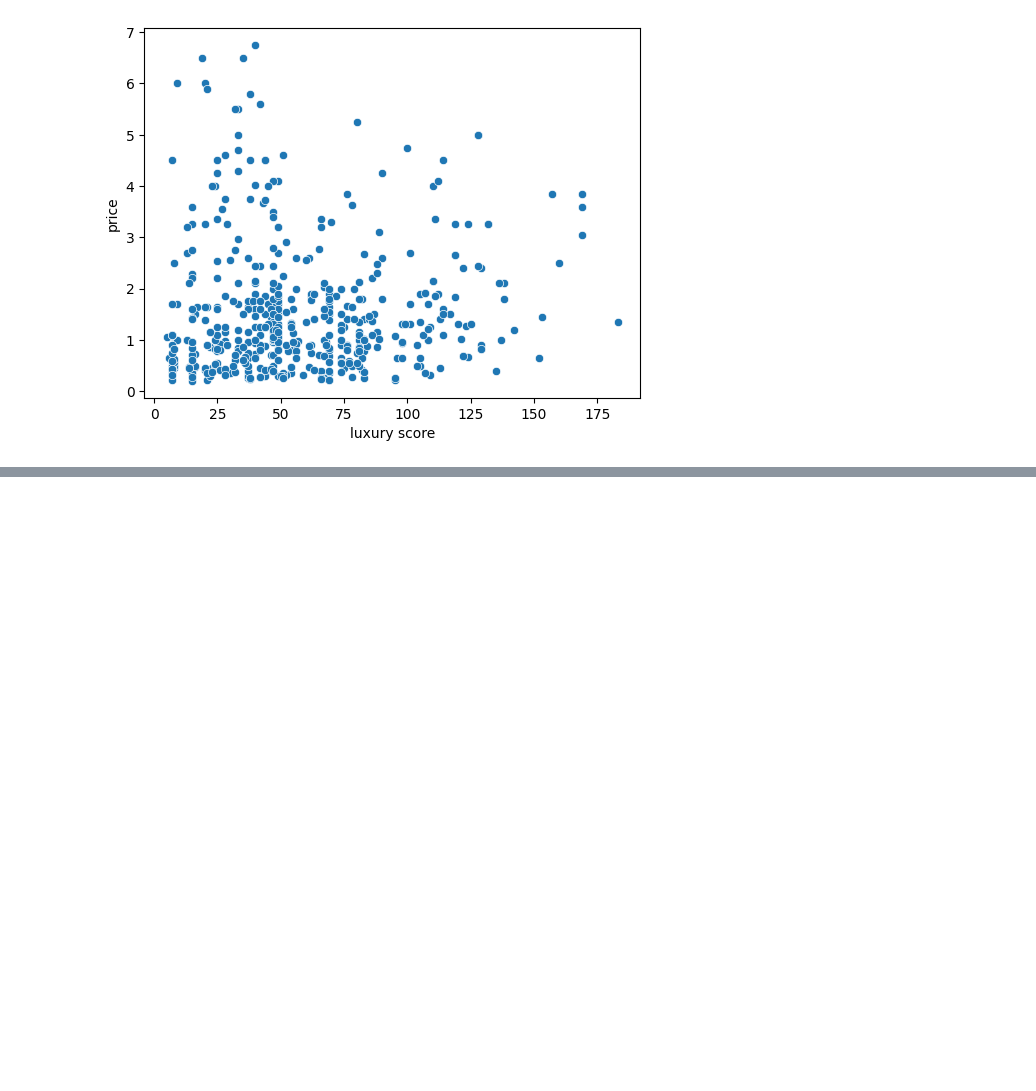
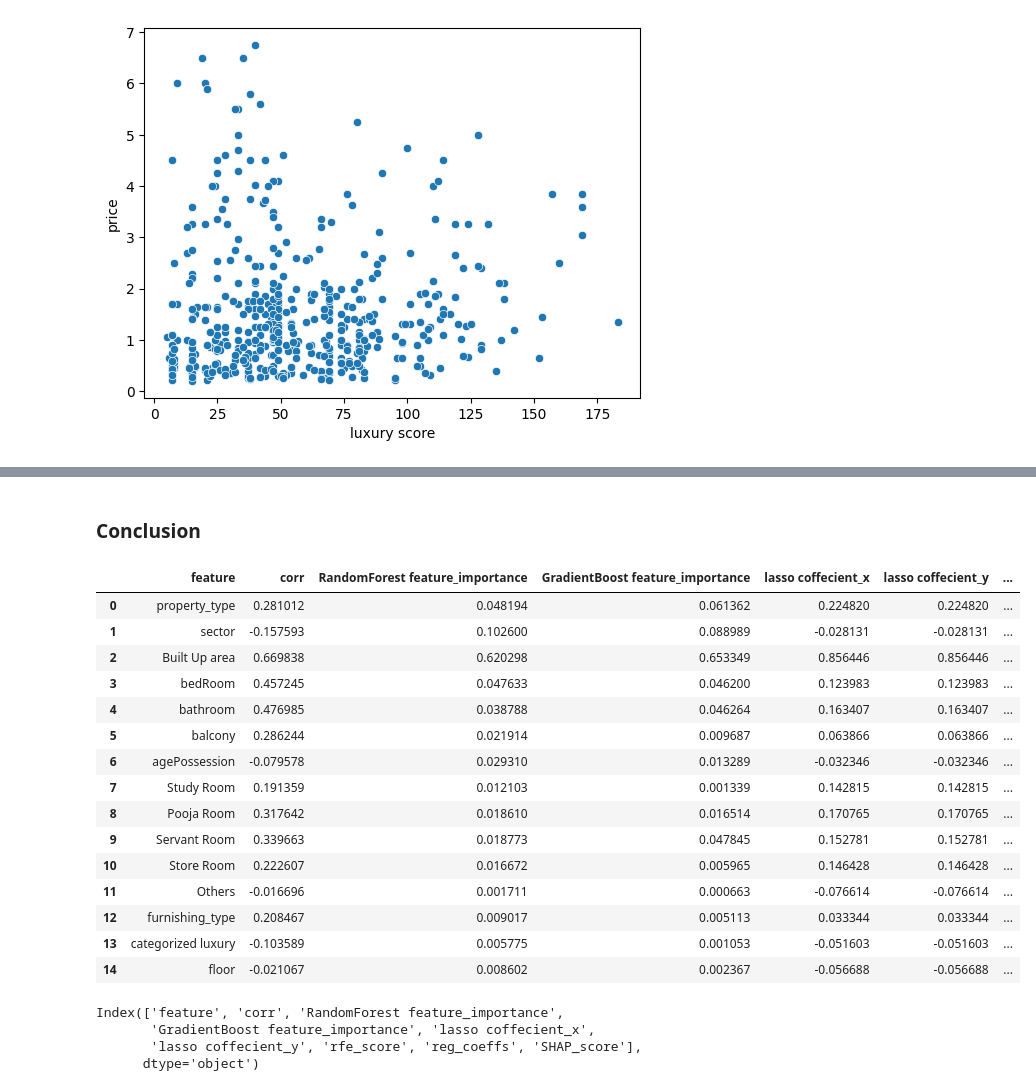
Before and after one commit to TeenaJaglan/Housing-Property-Analyzer, a Jupyter notebook: Feature Selection.ipynb, the cells around one changed output, grey strips where cells are left out. Saved outputs shown, nothing was run; the diff lists cells and outputs as text; code cells hidden in the pictures; blank space fills up the shorter version.

```diff
--- a/Feature Selection.ipynb
+++ b/Feature Selection.ipynb
@@ -83,0 +391,13 @@ sns.scatterplot(x,x='luxury score',y ='price')
+# %%
+# Train a linear regression model on the label-encoded and standardized training data
+from sklearn.linear_model import LinearRegression
+lin = LinearRegression()
+lin.fit(x_scaled, y_label)
+
+# Extract coefficients
+lin_reg= pd.DataFrame({
+    'feature': x_label.columns,
+    'reg_coeffs': lin.coef_
+}).sort_values(by='reg_coeffs', ascending=False)
+
+lin_reg
@@ -83,0 +443,14 @@ sns.scatterplot(x,x='luxury score',y ='price')
+# %%
+import shap
+
+# Compute SHAP values using the trained Random Forest model
+rf = RandomForestRegressor(n_estimators=100, random_state=42)
+rf.fit(x_label, y_label)
+
+explainer = shap.TreeExplainer(rf)
+shap_values = explainer.shap_values(x_label)
+
+# Summing the absolute SHAP values across all samples to get an overall measure of feature importance
+shap_sum = np.abs(shap_values).mean(axis=0)
+
+shap_values
@@ -83,0 +472,7 @@ sns.scatterplot(x,x='luxury score',y ='price')
+# %%
+shap_model = pd.DataFrame({
+    'feature': x_label.columns,
+    'SHAP_score': np.abs(shap_values).mean(axis=0)
+}).sort_values(by='SHAP_score', ascending=False)
+
+shap_model
@@ -83,0 +493,30 @@ sns.scatterplot(x,x='luxury score',y ='price')
+# %% [markdown]
+### Conclusion
+# %%
+ data = corr_df.merge(rf_df,on='feature').merge(gbf_df,on='feature').merge(pm,on='feature').merge(lasso,on='feature').merge(rfe_model,on='feature').merge(lin_reg,on='feature').merge(shap_model,on='feature')
+# %%
+data.head(18)
+# %% [output]
+|  | feature | corr | RandomForest feature_importance | GradientBoost feature_importance | lasso coffecient_x | lasso coffecient_y | ... |
+| 0 | property_type | 0.281012 | 0.048194 | 0.061362 | 0.224820 | 0.224820 | ... |
+| 1 | sector | -0.157593 | 0.102600 | 0.088989 | -0.028131 | -0.028131 | ... |
+| 2 | Built Up area | 0.669838 | 0.620298 | 0.653349 | 0.856446 | 0.856446 | ... |
+| 3 | bedRoom | 0.457245 | 0.047633 | 0.046200 | 0.123983 | 0.123983 | ... |
+| 4 | bathroom | 0.476985 | 0.038788 | 0.046264 | 0.163407 | 0.163407 | ... |
+| 5 | balcony | 0.286244 | 0.021914 | 0.009687 | 0.063866 | 0.063866 | ... |
+| 6 | agePossession | -0.079578 | 0.029310 | 0.013289 | -0.032346 | -0.032346 | ... |
+| 7 | Study Room | 0.191359 | 0.012103 | 0.001339 | 0.142815 | 0.142815 | ... |
+| 8 | Pooja Room | 0.317642 | 0.018610 | 0.016514 | 0.170765 | 0.170765 | ... |
+| 9 | Servant Room | 0.339663 | 0.018773 | 0.047845 | 0.152781 | 0.152781 | ... |
+| 10 | Store Room | 0.222607 | 0.016672 | 0.005965 | 0.146428 | 0.146428 | ... |
+| 11 | Others | -0.016696 | 0.001711 | 0.000663 | -0.076614 | -0.076614 | ... |
+| 12 | furnishing_type | 0.208467 | 0.009017 | 0.005113 | 0.033344 | 0.033344 | ... |
+| 13 | categorized luxury | -0.103589 | 0.005775 | 0.001053 | -0.051603 | -0.051603 | ... |
+| 14 | floor | -0.021067 | 0.008602 | 0.002367 | -0.056688 | -0.056688 | ... |
+# %%
+data.columns
+# %% [output]
+Index(['feature', 'corr', 'RandomForest feature_importance',
+       'GradientBoost feature_importance', 'lasso coffecient_x',
+       'lasso coffecient_y', 'rfe_score', 'reg_coeffs', 'SHAP_score'],
+      dtype='object')
```
Also changed, not shown: parts of 49 cells of this notebook, 2 other files.
